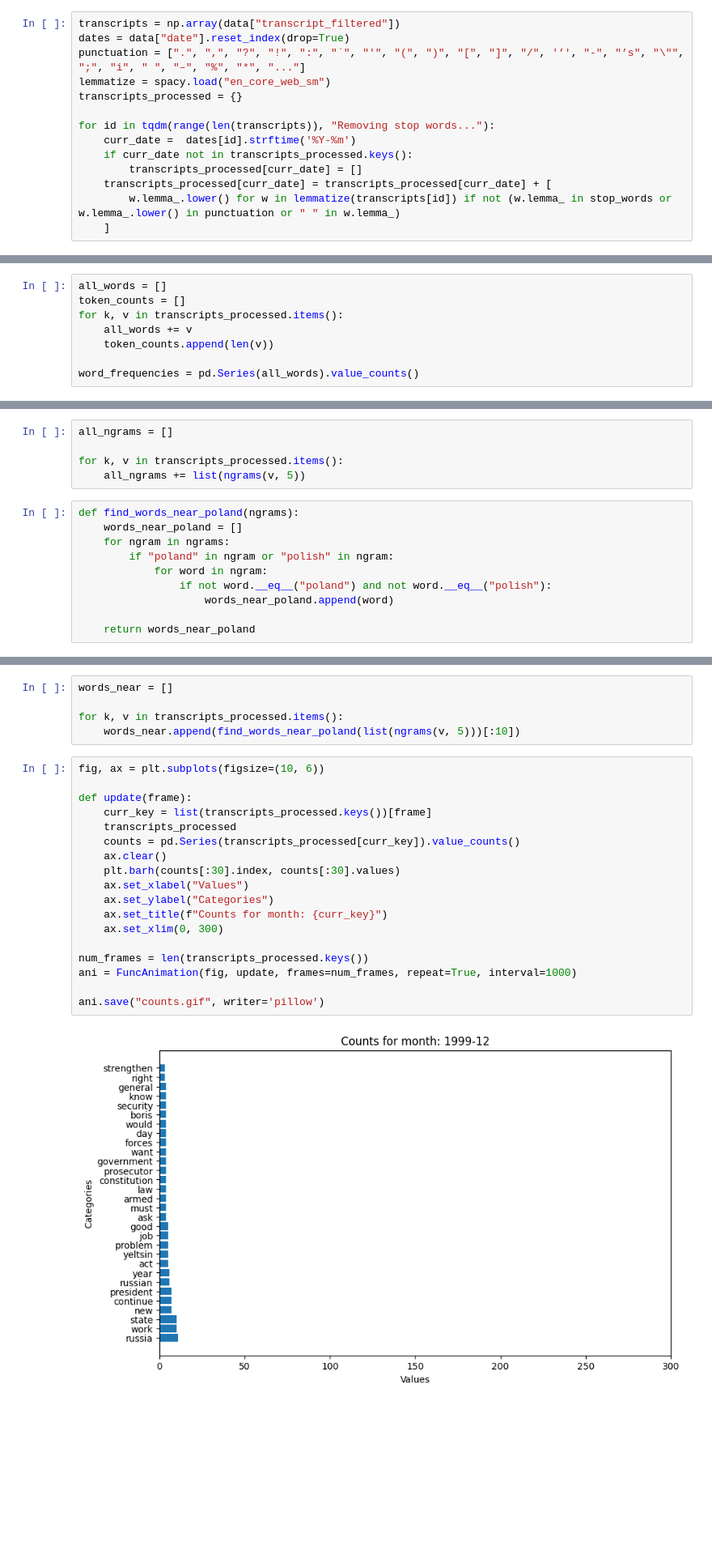
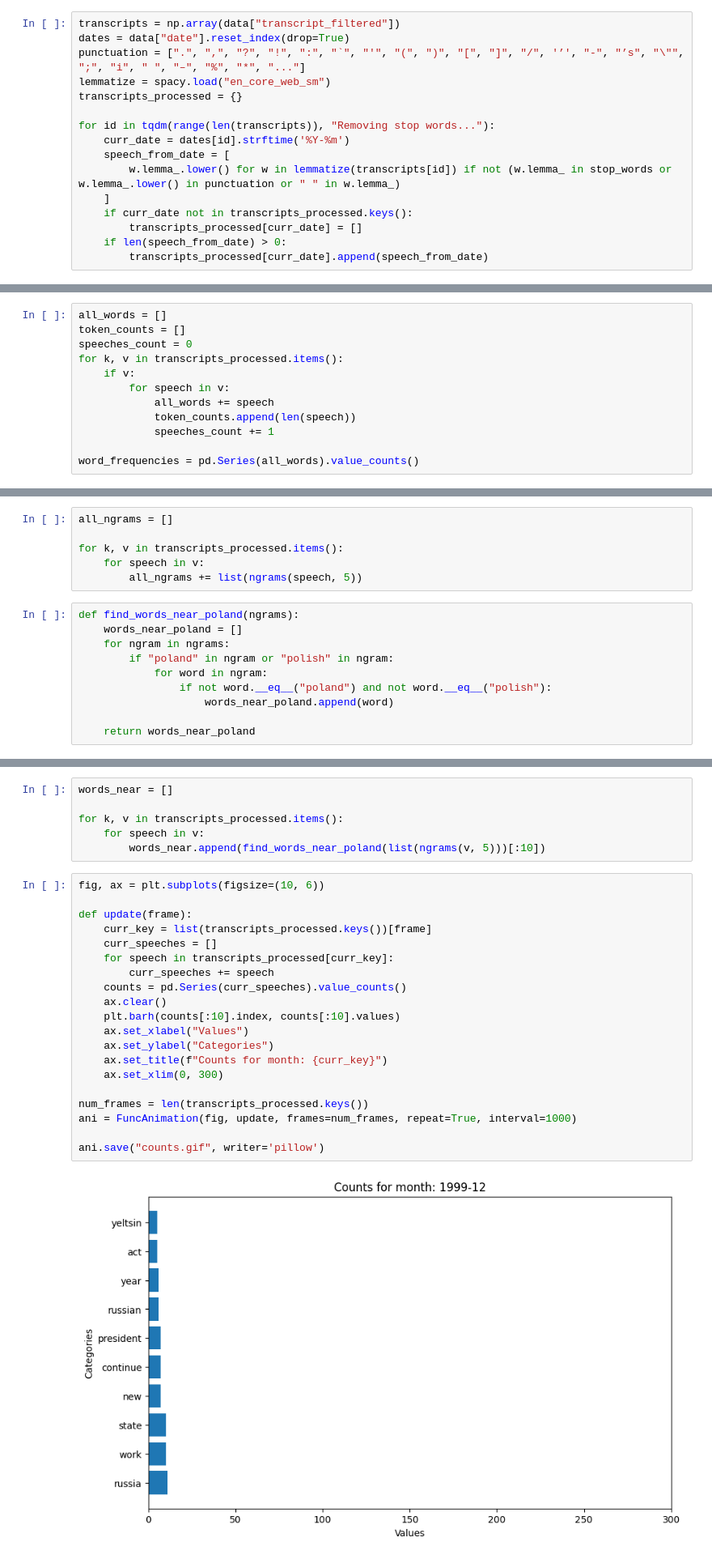
Before and after one commit to grzegorzZ1/2024Z-NLP-project, a Jupyter notebook: nlp.ipynb, the cells around one changed output, grey strips where cells are left out. Shown at 81% size. Cells and saved outputs as stored; diff of their text form; blank space fills up the shorter version.

```diff
--- a/nlp.ipynb
+++ b/nlp.ipynb
@@ -31,19 +32,25 @@ lemmatize = spacy.load("en_core_web_sm")
 transcripts_processed = {}
 
 for id in tqdm(range(len(transcripts)), "Removing stop words..."):
-    curr_date =  dates[id].strftime('%Y-%m')
+    curr_date = dates[id].strftime('%Y-%m')
+    speech_from_date = [
+        w.lemma_.lower() for w in lemmatize(transcripts[id]) if not (w.lemma_ in stop_words or w.lemma_.lower() in punctuation or " " in w.lemma_)
+    ]
     if curr_date not in transcripts_processed.keys():
         transcripts_processed[curr_date] = []
-    transcripts_processed[curr_date] = transcripts_processed[curr_date] + [
-        w.lemma_.lower() for w in lemmatize(transcripts[id]) if not (w.lemma_ in stop_words or w.lemma_.lower() in punctuation or " " in w.lemma_)
-    ]
+    if len(speech_from_date) > 0:
+        transcripts_processed[curr_date].append(speech_from_date)
 # %% [markdown]
 ### EDA & Some Analysis
 # %%
 all_words = []
 token_counts = []
+speeches_count = 0
 for k, v in transcripts_processed.items():
-    all_words += v
-    token_counts.append(len(v))
+    if v:
+        for speech in v:
+            all_words += speech
+            token_counts.append(len(speech))
+            speeches_count += 1
 
 word_frequencies = pd.Series(all_words).value_counts()
@@ -59,7 +78,8 @@ Average token length: 6.41
 all_ngrams = []
 
 for k, v in transcripts_processed.items():
-    all_ngrams += list(ngrams(v, 5))
+    for speech in v:
+        all_ngrams += list(ngrams(speech, 5))
 # %%
 def find_words_near_poland(ngrams):
     words_near_poland = []
@@ -89,24 +109,27 @@ Name: count, dtype: int64
 words_near = []
 
 for k, v in transcripts_processed.items():
-    words_near.append(find_words_near_poland(list(ngrams(v, 5)))[:10])
+    for speech in v:
+        words_near.append(find_words_near_poland(list(ngrams(v, 5)))[:10])
 # %%
 fig, ax = plt.subplots(figsize=(10, 6))
 
 def update(frame):
     curr_key = list(transcripts_processed.keys())[frame]
-    transcripts_processed
-    counts = pd.Series(transcripts_processed[curr_key]).value_counts()
+    curr_speeches = []
+    for speech in transcripts_processed[curr_key]:
+        curr_speeches += speech
+    counts = pd.Series(curr_speeches).value_counts()
     ax.clear()
-    plt.barh(counts[:30].index, counts[:30].values)
+    plt.barh(counts[:10].index, counts[:10].values)
     ax.set_xlabel("Values")
     ax.set_ylabel("Categories")
     ax.set_title(f"Counts for month: {curr_key}")
     ax.set_xlim(0, 300)
 
 num_frames = len(transcripts_processed.keys())
 ani = FuncAnimation(fig, update, frames=num_frames, repeat=True, interval=1000)
 
 ani.save("counts.gif", writer='pillow')
 # %% [output]
-[figure, old version]
+[figure, new version]
```
Also changed, not shown: parts of 24 cells of this notebook, 1 other file.
